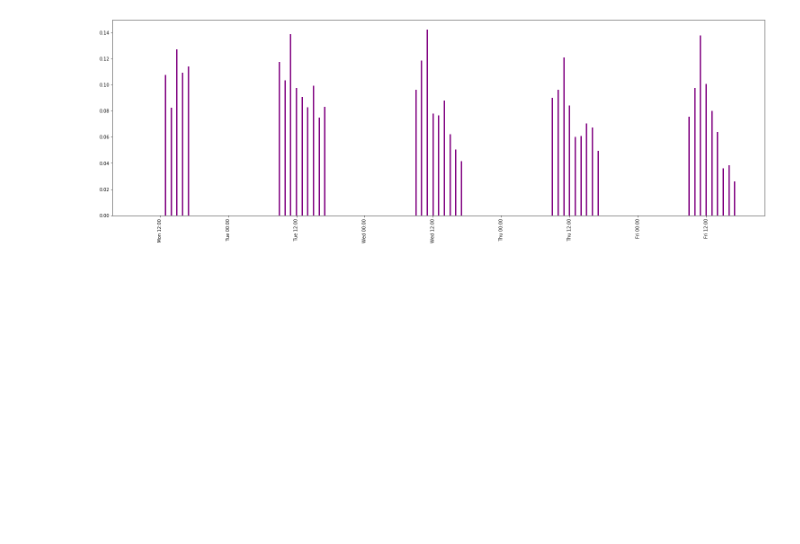
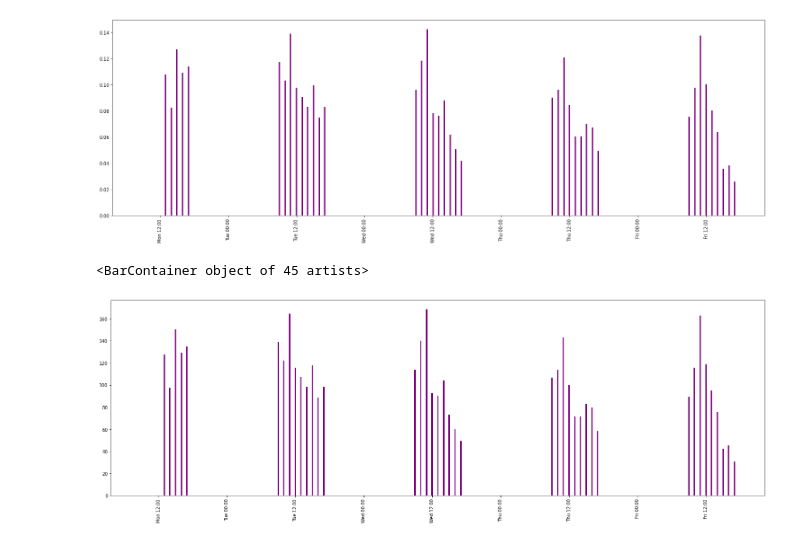
Before and after one commit to thetaspirit/hs-data-analysis, a Jupyter notebook: Week 7.ipynb, the cells around one changed output. Drawn from its saved outputs; the diff is of its cells as text; code cells hidden in the pictures; blank space fills up the shorter version.

Commit message:
added weighted (non-normalized) graph

```diff
--- a/Week 7.ipynb
+++ b/Week 7.ipynb
@@ -85,3 +83,15 @@ plt.bar(xaxis_vals, yaxis_vals, width=0.01, color="purple")
 # %% [output]
 <BarContainer object of 45 artists>
 [figure]
+# %%
+xaxis_vals1 = list(data.keys())
+yaxis_vals1 = [float(counts)/(len(data)) for (num_unique, counts) in list(data.values())]
+#normaized averages, sum of interaction timestamps divided by total number of possible pairs
+
+figure, axes = plt.subplots(figsize=(26,8)) # set the size that you'd like (width, height)
+axes.xaxis.set_major_formatter(mdates.DateFormatter('%a %H:%M'))
+plt.xticks(rotation=90)
+plt.bar(xaxis_vals1, yaxis_vals1, width=0.01, color="purple")
+# %% [output]
+<BarContainer object of 45 artists>
+[figure, added]
```
Also changed, not shown: parts of 2 cells of this notebook.
